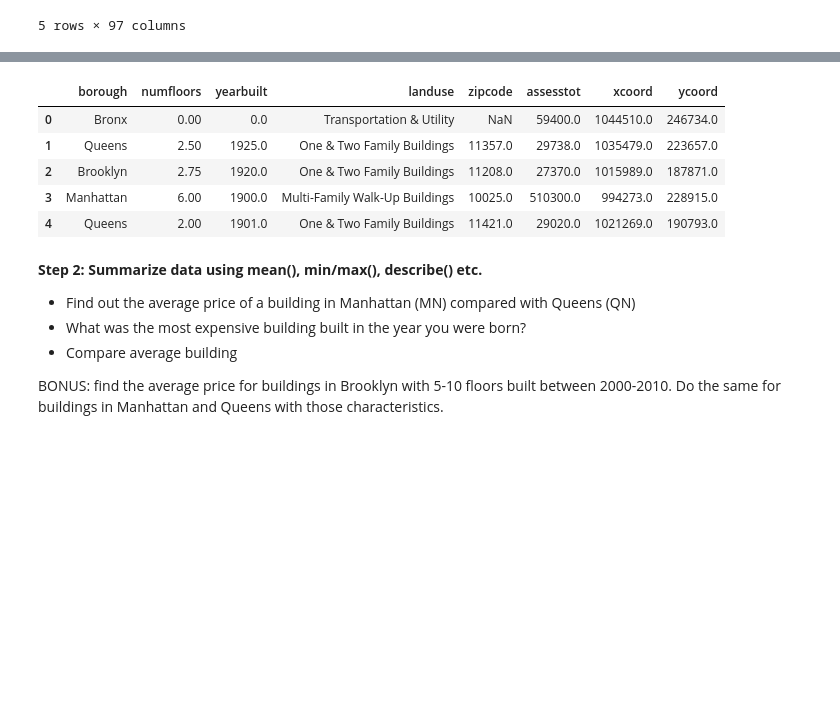
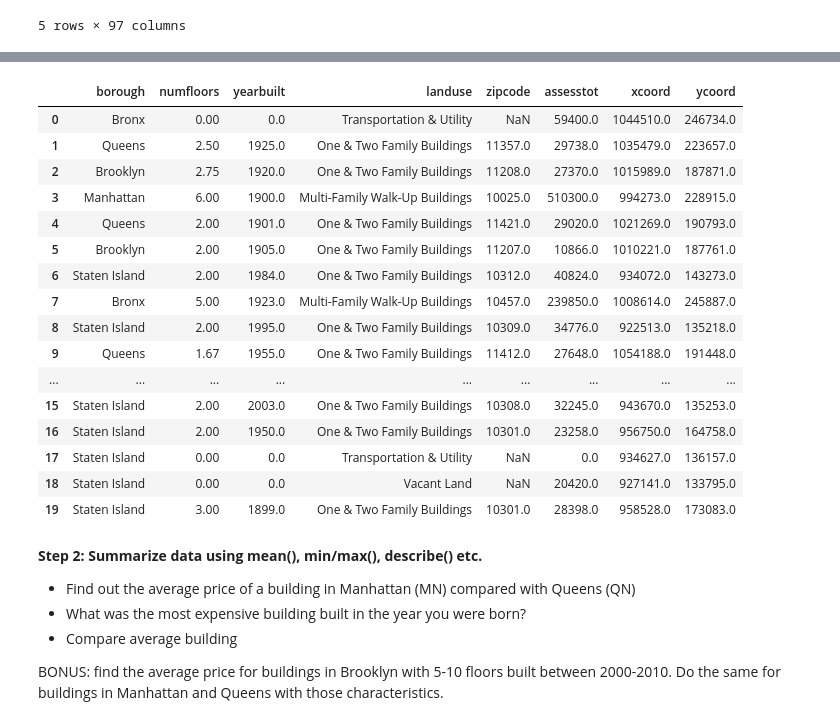
Before and after one commit to Erick-Ondiwa/Machine_Learning_Programming, a Jupyter notebook: assignments/lab_2_2.ipynb, the cells around one changed output, grey strips where cells are left out. Drawn from its saved outputs; the diff is of its cells as text; code cells hidden in the pictures; blank space fills up the shorter version.

```diff
--- a/assignments/lab_2_2.ipynb
+++ b/assignments/lab_2_2.ipynb
@@ -158,12 +162,11 @@ Index(['Unnamed: 0', 'borough', 'block', 'lot', 'cd', 'ct2010', 'cb2010',
       dtype='object')
 # %%
 borough_dict = {
-    'BX': 'Bronx',
-    'QN': 'Queens',
-    'BK': 'Brooklyn',
-    'MN': 'Manhattan',
-    'SI': 'Staten Island'
-}
+                'BX': 'Bronx',
+                'QN': 'Queens',
+                'BK': 'Brooklyn',
+                'MN': 'Manhattan',
+                'SI': 'Staten Island'}
 df['borough'] = df['borough'].map(borough_dict)
 # %%
 # Here is the key that translates NYC's land use codes into plain English (p. 17 of the data dictionary)
@@ -191,14 +194,25 @@ my_cols = ['borough','numfloors','yearbuilt', 'landuse', 'zipcode', 'assesstot',
 df = df[my_cols]
 # %%
 # Cleaner now, right?
-df.head()
+df.head(20)
 # %% [output]
 |  | borough | numfloors | yearbuilt | landuse | zipcode | assesstot | xcoord | ycoord |
 | 0 | Bronx | 0.00 | 0.0 | Transportation & Utility | NaN | 59400.0 | 1044510.0 | 246734.0 |
 | 1 | Queens | 2.50 | 1925.0 | One & Two Family Buildings | 11357.0 | 29738.0 | 1035479.0 | 223657.0 |
 | 2 | Brooklyn | 2.75 | 1920.0 | One & Two Family Buildings | 11208.0 | 27370.0 | 1015989.0 | 187871.0 |
 | 3 | Manhattan | 6.00 | 1900.0 | Multi-Family Walk-Up Buildings | 10025.0 | 510300.0 | 994273.0 | 228915.0 |
 | 4 | Queens | 2.00 | 1901.0 | One & Two Family Buildings | 11421.0 | 29020.0 | 1021269.0 | 190793.0 |
+| 5 | Brooklyn | 2.00 | 1905.0 | One & Two Family Buildings | 11207.0 | 10866.0 | 1010221.0 | 187761.0 |
+| 6 | Staten Island | 2.00 | 1984.0 | One & Two Family Buildings | 10312.0 | 40824.0 | 934072.0 | 143273.0 |
+| 7 | Bronx | 5.00 | 1923.0 | Multi-Family Walk-Up Buildings | 10457.0 | 239850.0 | 1008614.0 | 245887.0 |
+| 8 | Staten Island | 2.00 | 1995.0 | One & Two Family Buildings | 10309.0 | 34776.0 | 922513.0 | 135218.0 |
+| 9 | Queens | 1.67 | 1955.0 | One & Two Family Buildings | 11412.0 | 27648.0 | 1054188.0 | 191448.0 |
+| ... | ... | ... | ... | ... | ... | ... | ... | ... |
+| 15 | Staten Island | 2.00 | 2003.0 | One & Two Family Buildings | 10308.0 | 32245.0 | 943670.0 | 135253.0 |
+| 16 | Staten Island | 2.00 | 1950.0 | One & Two Family Buildings | 10301.0 | 23258.0 | 956750.0 | 164758.0 |
+| 17 | Staten Island | 0.00 | 0.0 | Transportation & Utility | NaN | 0.0 | 934627.0 | 136157.0 |
+| 18 | Staten Island | 0.00 | 0.0 | Vacant Land | NaN | 20420.0 | 927141.0 | 133795.0 |
+| 19 | Staten Island | 3.00 | 1899.0 | One & Two Family Buildings | 10301.0 | 28398.0 | 958528.0 | 173083.0 |
 # %% [markdown]
 __Step 2: Summarize data using mean(), min/max(), describe() etc.__
 * Find out the average price of a building in Manhattan (MN) compared with Queens (QN)
```
Also changed, not shown: parts of 13 cells of this notebook, 18 other files.
